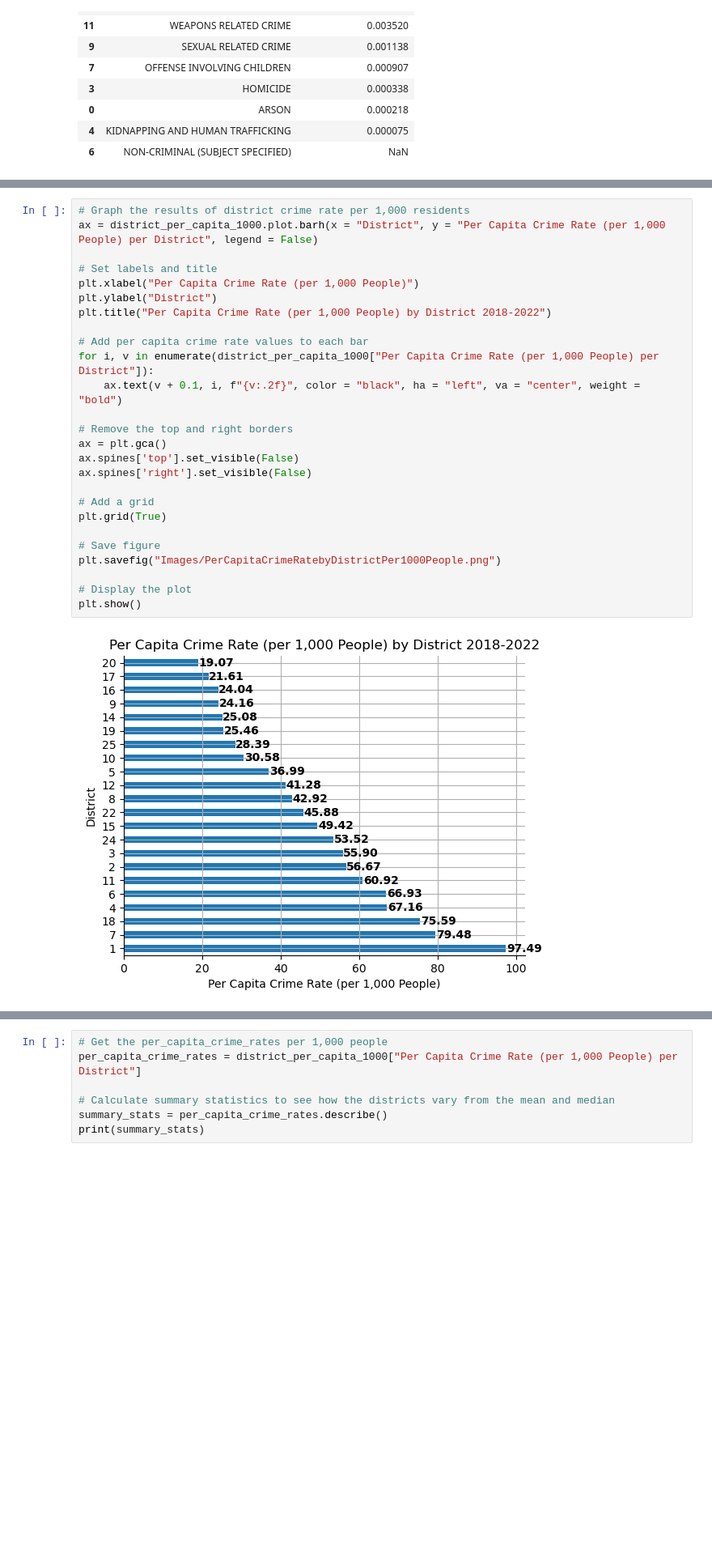
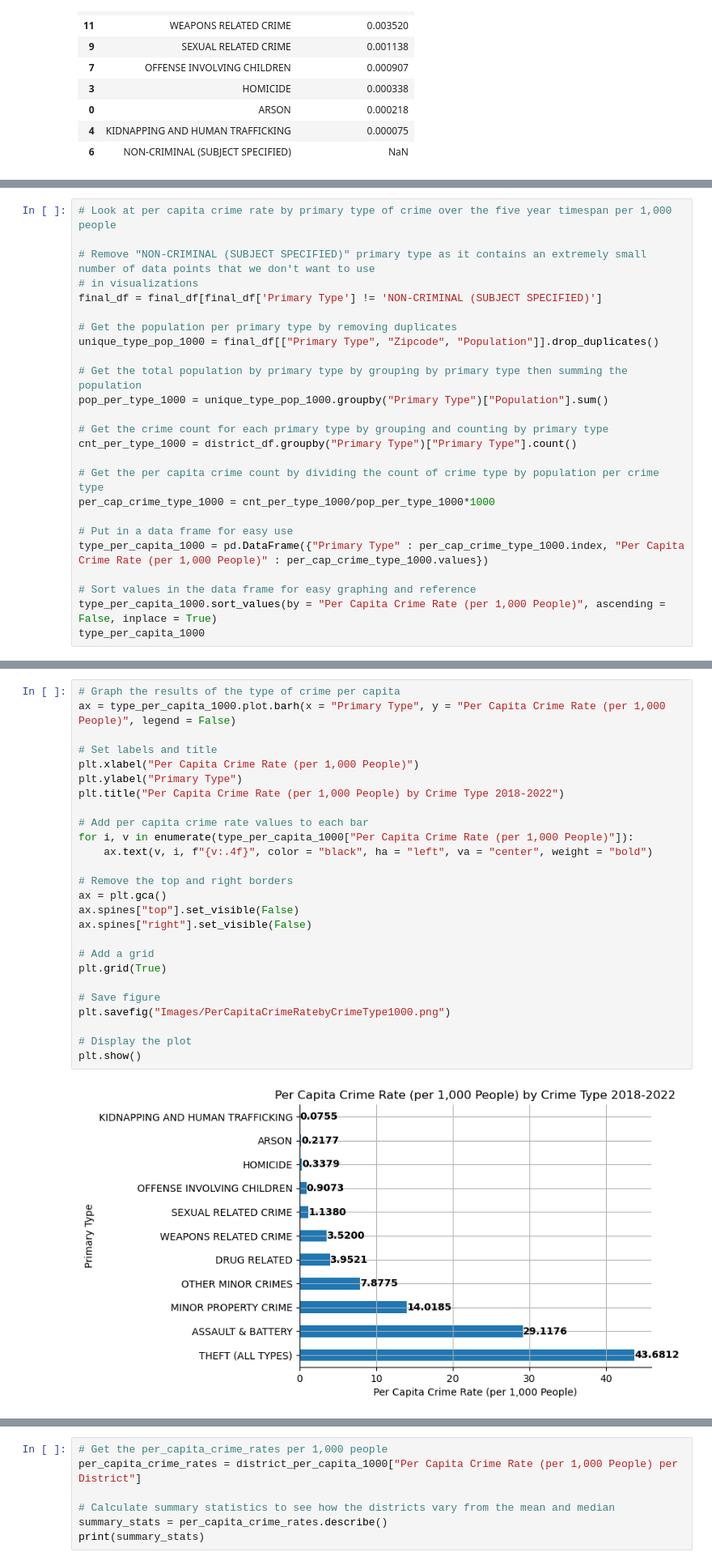
Before and after one commit to jmpealy/project1, a Jupyter notebook: Population_Analysis_Only.ipynb, the cells around one changed output, grey strips where cells are left out. Shown at 81% size. Cells and saved outputs as stored; diff of their text form; blank space fills up the shorter version.

Commit message:
Finalizing Graphs and Formatting

```diff
--- a/Population_Analysis_Only.ipynb
+++ b/Population_Analysis_Only.ipynb
@@ -359,0 +441,25 @@ district_per_capita_1000
+# %%
+# Look at per capita crime rate by primary type of crime over the five year timespan per 1,000 people
+
+# Remove "NON-CRIMINAL (SUBJECT SPECIFIED)" primary type as it contains an extremely small number of data points that we don't want to use
+# in visualizations
+final_df = final_df[final_df['Primary Type'] != 'NON-CRIMINAL (SUBJECT SPECIFIED)']
+
+# Get the population per primary type by removing duplicates
+unique_type_pop_1000 = final_df[["Primary Type", "Zipcode", "Population"]].drop_duplicates()
+
+# Get the total population by primary type by grouping by primary type then summing the population
+pop_per_type_1000 = unique_type_pop_1000.groupby("Primary Type")["Population"].sum()
+
+# Get the crime count for each primary type by grouping and counting by primary type
+cnt_per_type_1000 = district_df.groupby("Primary Type")["Primary Type"].count()
+
+# Get the per capita crime count by dividing the count of crime type by population per crime type
+per_cap_crime_type_1000 = cnt_per_type_1000/pop_per_type_1000*1000
+
+# Put in a data frame for easy use
+type_per_capita_1000 = pd.DataFrame({"Primary Type" : per_cap_crime_type_1000.index, "Per Capita Crime Rate (per 1,000 People)" : per_cap_crime_type_1000.values})
+
+# Sort values in the data frame for easy graphing and reference
+type_per_capita_1000.sort_values(by = "Per Capita Crime Rate (per 1,000 People)", ascending = False, inplace = True)
+type_per_capita_1000
@@ -360,30 +479,30 @@ district_per_capita_1000
 # %%
-# Graph the results of district crime rate per 1,000 residents
-ax = district_per_capita_1000.plot.barh(x = "District", y = "Per Capita Crime Rate (per 1,000 People) per District", legend = False)
+# Graph the results of the type of crime per capita
+ax = type_per_capita_1000.plot.barh(x = "Primary Type", y = "Per Capita Crime Rate (per 1,000 People)", legend = False)
 
 # Set labels and title
 plt.xlabel("Per Capita Crime Rate (per 1,000 People)")
-plt.ylabel("District")
-plt.title("Per Capita Crime Rate (per 1,000 People) by District 2018-2022")
+plt.ylabel("Primary Type")
+plt.title("Per Capita Crime Rate (per 1,000 People) by Crime Type 2018-2022")
 
 # Add per capita crime rate values to each bar
-for i, v in enumerate(district_per_capita_1000["Per Capita Crime Rate (per 1,000 People) per District"]):
-    ax.text(v + 0.1, i, f"{v:.2f}", color = "black", ha = "left", va = "center", weight = "bold")
+for i, v in enumerate(type_per_capita_1000["Per Capita Crime Rate (per 1,000 People)"]):
+    ax.text(v, i, f"{v:.4f}", color = "black", ha = "left", va = "center", weight = "bold")
 
 # Remove the top and right borders
 ax = plt.gca()
-ax.spines['top'].set_visible(False)
-ax.spines['right'].set_visible(False)
+ax.spines["top"].set_visible(False)
+ax.spines["right"].set_visible(False)
 
 # Add a grid
 plt.grid(True)
 
 # Save figure
-plt.savefig("Images/PerCapitaCrimeRatebyDistrictPer1000People.png")
+plt.savefig("Images/PerCapitaCrimeRatebyCrimeType1000.png")
 
 # Display the plot
 plt.show()
 # %% [output]
-[figure, old version]
+[figure, new version]
 # %%
 # Make a pie chart of population per district compared to total population
```
Also changed, not shown: parts of 19 cells of this notebook.
